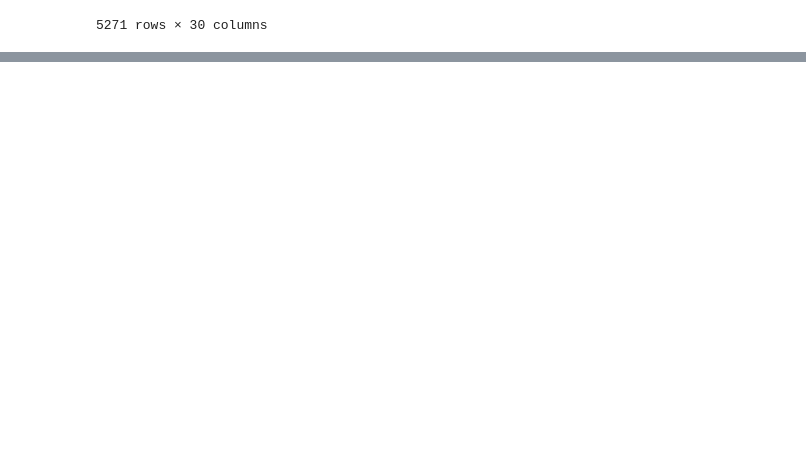
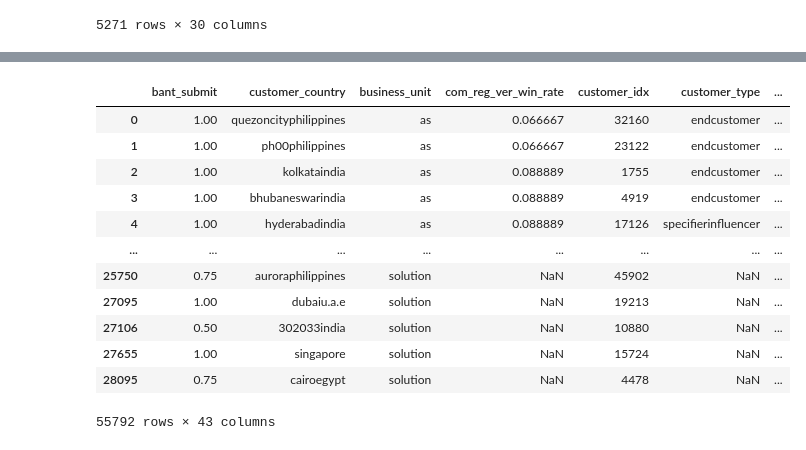
Before and after one commit to LgDNet/phase2_module, a Jupyter notebook: example/example.ipynb, the cells around one changed output, grey strips where cells are left out. Saved outputs shown, nothing was run; the diff lists cells and outputs as text; code cells hidden in the pictures; blank space fills up the shorter version.

```diff
--- a/example/example.ipynb
+++ b/example/example.ipynb
@@ -46,3 +52,42 @@ pkl_manager.map(pkl_manager.loads, pkl_manager.metadata_directory)
    'decision': ['decision'],
    'engineering': ['engineering'],
    'none': ['none']}}}
+# %%
+basic = preprocess.Basic
+country = preprocess.Country
+customer = preprocess.Customer
+inquiry = preprocess.Inquiry
+product_category = preprocess.ProductCategory
+# %%
+pkls = pkl_manager.map(pkl_manager.loads, pkl_manager.metadata_directory)
+
+runtime_instance = {
+    "Train": Data.train,
+    "Test": Data.test,
+    "Instances":[
+        {"instance": basic, "method": ['drop_duplicated'], "params": False},
+        {"instance": country, "method": ['country','city'], "params": pkls.get("country")},
+        {"instance": inquiry, "method": ["apply"], "params": False},
+        {"instance": product_category, "method": ["apply"], "params": pkls.get("product_category")},
+        {"instance": customer, "method": ["apply"], "params": pkls.get("customer")},
+    ]
+}
+# %%
+df_train = preprocess.runner('Train',**runtime_instance)
+df_test = preprocess.runner('Test',**runtime_instance)
+# %%
+df_train
+# %% [output]
+|  | bant_submit | customer_country | business_unit | com_reg_ver_win_rate | customer_idx | customer_type | ... |
+| 0 | 1.00 | quezoncityphilippines | as | 0.066667 | 32160 | endcustomer | ... |
+| 1 | 1.00 | ph00philippines | as | 0.066667 | 23122 | endcustomer | ... |
+| 2 | 1.00 | kolkataindia | as | 0.088889 | 1755 | endcustomer | ... |
+| 3 | 1.00 | bhubaneswarindia | as | 0.088889 | 4919 | endcustomer | ... |
+| 4 | 1.00 | hyderabadindia | as | 0.088889 | 17126 | specifierinfluencer | ... |
+| ... | ... | ... | ... | ... | ... | ... | ... |
+| 25750 | 0.75 | auroraphilippines | solution | NaN | 45902 | NaN | ... |
+| 27095 | 1.00 | dubaiu.a.e | solution | NaN | 19213 | NaN | ... |
+| 27106 | 0.50 | 302033india | solution | NaN | 10880 | NaN | ... |
+| 27655 | 1.00 | singapore | solution | NaN | 15724 | NaN | ... |
+| 28095 | 0.75 | cairoegypt | solution | NaN | 4478 | NaN | ... |
+55792 rows × 43 columns
```
Also changed, not shown: parts of 2 cells of this notebook.
